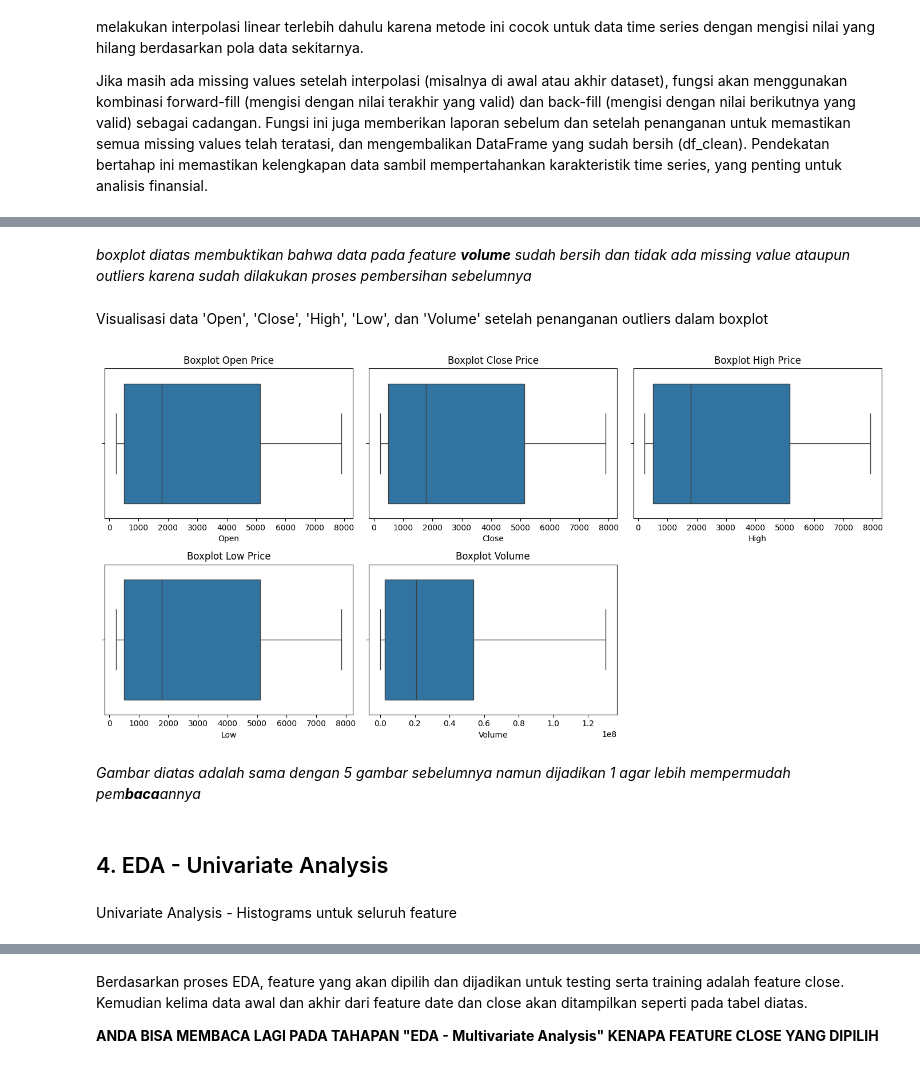
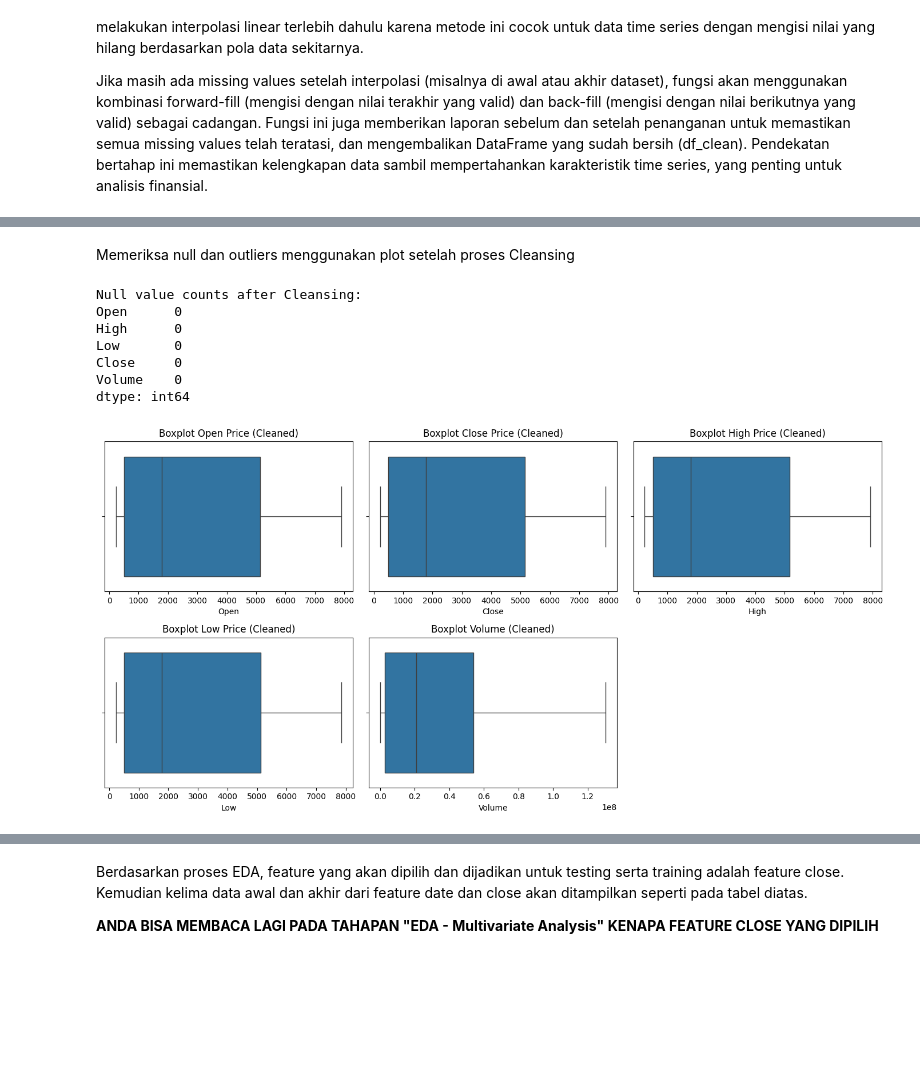
Before and after one commit to curzedb/pricepredict_ihsg_dicoding_jafarrahadian, a Jupyter notebook: IHSGPricePrediction_Dicoding_Jafarrahadian.ipynb, the cells around one changed output, grey strips where cells are left out. Drawn from its saved outputs; the diff is of its cells as text; code cells hidden in the pictures; blank space fills up the shorter version.

```diff
--- a/IHSGPricePrediction_Dicoding_Jafarrahadian.ipynb
+++ b/IHSGPricePrediction_Dicoding_Jafarrahadian.ipynb
@@ -209,0 +347,17 @@ Kegunaan:
+# %%
+maindf['date'] = pd.to_datetime(maindf['date'])
+
+# Set 'date' as index
+maindf = maindf.set_index('date')
+
+# Resample to monthly frequency and take the mean of 'Close' price
+monthly_data = maindf['Close'].resample('M').mean()
+
+# Create the plot
+plt.figure(figsize=(14, 7))
+plt.plot(monthly_data.index, monthly_data.values)
+plt.xlabel("Date")
+plt.ylabel("Average Monthly Close Price")
+plt.title("Monthly Average Close Price of IHSG")
+plt.grid(True)
+plt.show()
@@ -406,37 +501,39 @@ plt.show()
-# %% [markdown]
-*boxplot diatas membuktikan bahwa data pada feature **volume** sudah bersih dan tidak ada missing value ataupun outliers karena sudah dilakukan proses pembersihan sebelumnya*
-# %% [markdown]
-Visualisasi data 'Open', 'Close', 'High', 'Low', dan 'Volume' setelah penanganan outliers dalam boxplot
+# %% [markdown]
+Memeriksa null dan outliers menggunakan plot setelah proses Cleansing
 # %%
+print("\nNull value counts after Cleansing:")
+print(maindf_cleaned.isnull().sum())
+
 plt.figure(figsize=(14, 7))
 
 plt.subplot(2, 3, 1)
 sns.boxplot(x=maindf_cleaned['Open'])
-plt.title('Boxplot Open Price')
+plt.title('Boxplot Open Price (Cleaned)')
 
 plt.subplot(2, 3, 2)
 sns.boxplot(x=maindf_cleaned['Close'])
-plt.title('Boxplot Close Price')
+plt.title('Boxplot Close Price (Cleaned)')
 
 plt.subplot(2, 3, 3)
 sns.boxplot(x=maindf_cleaned['High'])
-plt.title('Boxplot High Price')
+plt.title('Boxplot High Price (Cleaned)')
 
 plt.subplot(2, 3, 4)
 sns.boxplot(x=maindf_cleaned['Low'])
-plt.title('Boxplot Low Price')
+plt.title('Boxplot Low Price (Cleaned)')
 
 plt.subplot(2, 3, 5)
 sns.boxplot(x=maindf_cleaned['Volume'])
-plt.title('Boxplot Volume')
+plt.title('Boxplot Volume (Cleaned)')
 
 plt.tight_layout()
 plt.show()
 # %% [output]
+Null value counts after Cleansing:
+Open      0
+High      0
+Low       0
+Close     0
+Volume    0
+dtype: int64
-[figure, old version]
+[figure, new version]
-# %% [markdown]
-*Gambar diatas adalah sama dengan 5 gambar sebelumnya namun dijadikan 1 agar lebih mempermudah pem**baca**annya*
-# %% [markdown]
-## 4. EDA - Univariate Analysis
-# %% [markdown]
-Univariate Analysis - Histograms untuk seluruh feature
```
Also changed, not shown: parts of 113 cells of this notebook, 4 other files.
